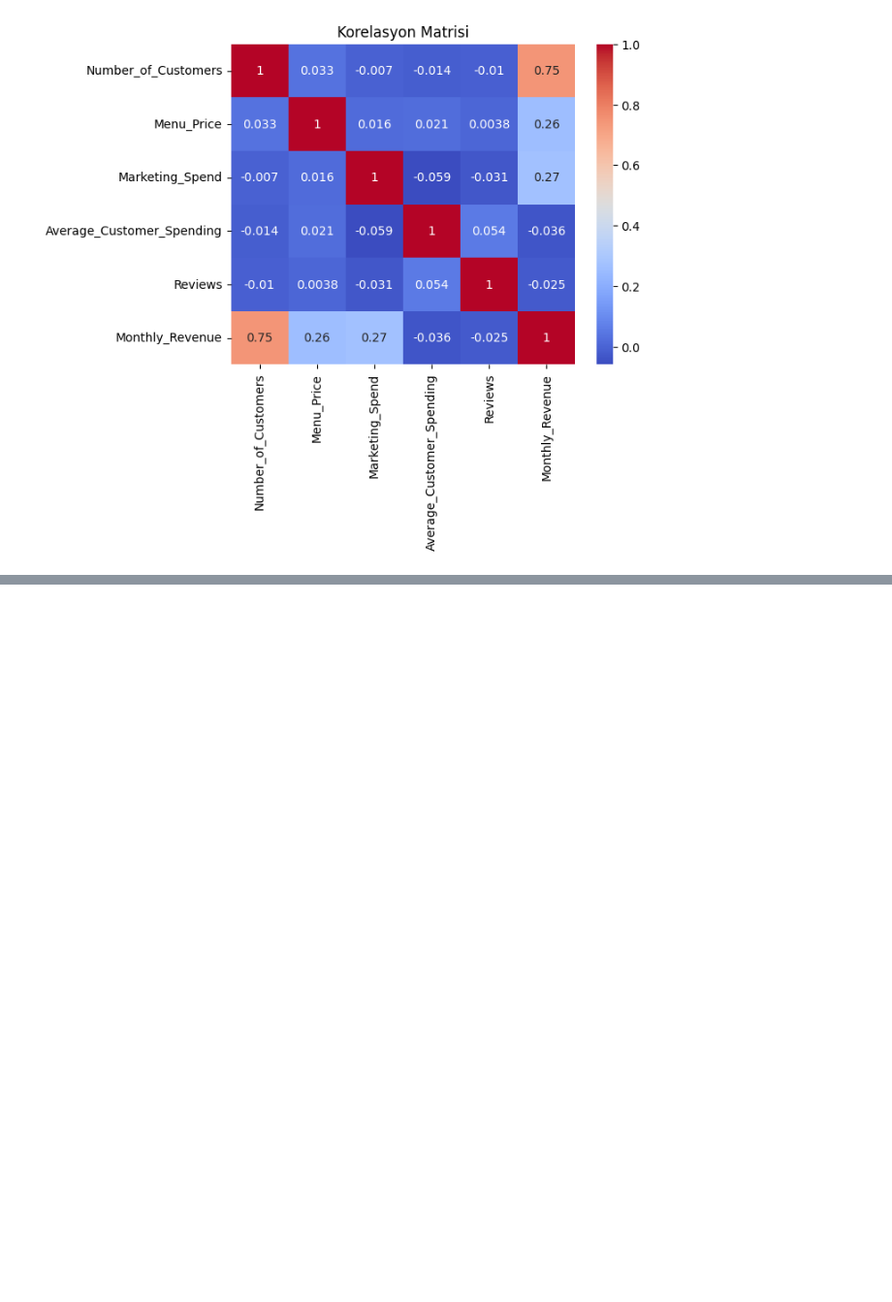
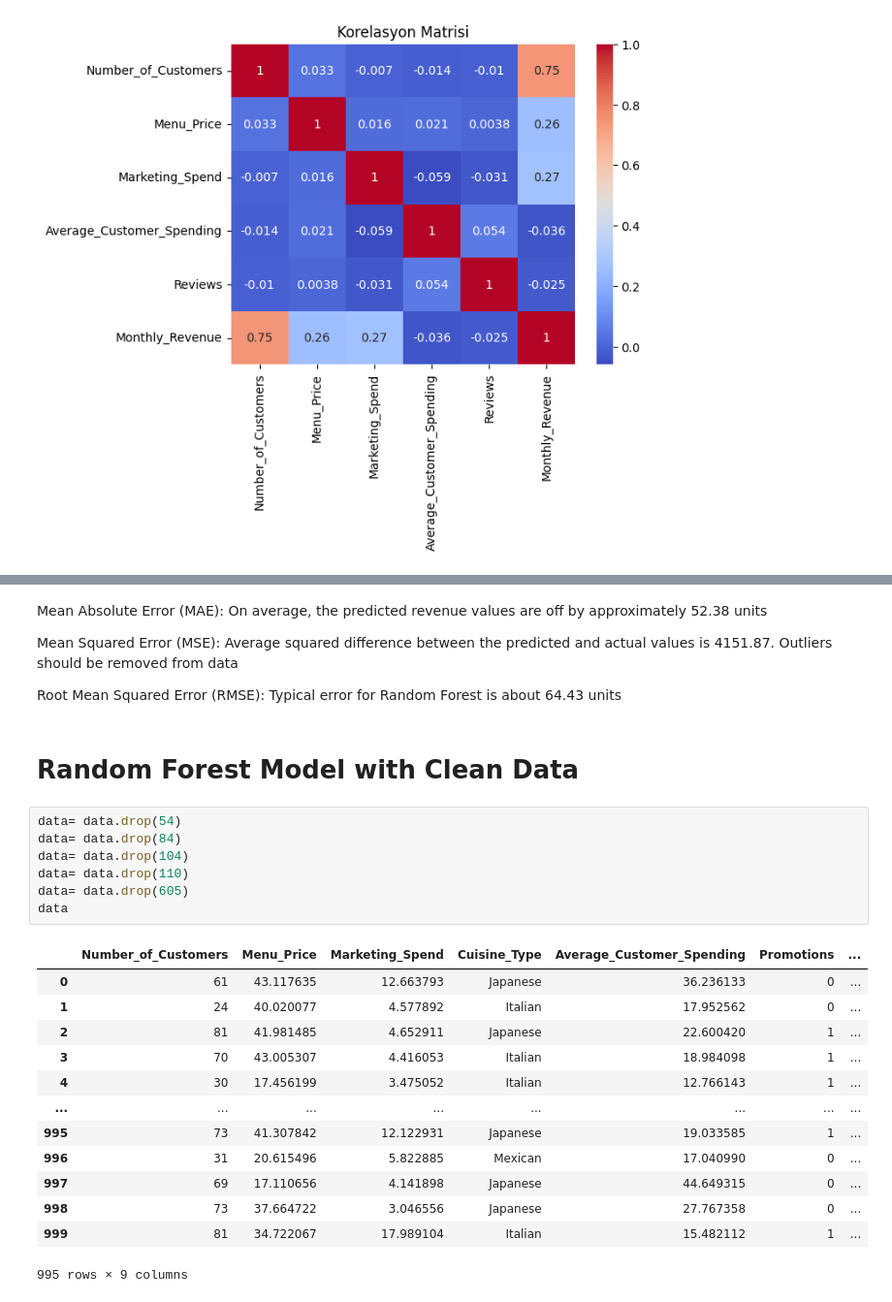
Before and after one commit to ecetkr/patika-ekip7, a Jupyter notebook: deneme.ipynb, the cells around one changed output, grey strips where cells are left out. Shown at 97% size. Cells and saved outputs as stored; diff of their text form; blank space fills up the shorter version.

```diff
--- a/deneme.ipynb
+++ b/deneme.ipynb
@@ -408,0 +563,29 @@ Text(0.5, 1.0, 'Korelasyon Matrisi')
+# %% [markdown]
+Mean Absolute Error (MAE): On average, the predicted revenue values are off by approximately 52.38 units
+
+Mean Squared Error (MSE): Average squared difference between the predicted and actual values is 4151.87. Outliers should be removed from data
+
+Root Mean Squared Error (RMSE): Typical error for Random Forest is about 64.43 units
+# %% [markdown]
+# Random Forest Model with Clean Data
+# %%
+data= data.drop(54)
+data= data.drop(84)
+data= data.drop(104)
+data= data.drop(110)
+data= data.drop(605)
+data
+# %% [output]
+|  | Number_of_Customers | Menu_Price | Marketing_Spend | Cuisine_Type | Average_Customer_Spending | Promotions | ... |
+| 0 | 61 | 43.117635 | 12.663793 | Japanese | 36.236133 | 0 | ... |
+| 1 | 24 | 40.020077 | 4.577892 | Italian | 17.952562 | 0 | ... |
+| 2 | 81 | 41.981485 | 4.652911 | Japanese | 22.600420 | 1 | ... |
+| 3 | 70 | 43.005307 | 4.416053 | Italian | 18.984098 | 1 | ... |
+| 4 | 30 | 17.456199 | 3.475052 | Italian | 12.766143 | 1 | ... |
+| ... | ... | ... | ... | ... | ... | ... | ... |
+| 995 | 73 | 41.307842 | 12.122931 | Japanese | 19.033585 | 1 | ... |
+| 996 | 31 | 20.615496 | 5.822885 | Mexican | 17.040990 | 0 | ... |
+| 997 | 69 | 17.110656 | 4.141898 | Japanese | 44.649315 | 0 | ... |
+| 998 | 73 | 37.664722 | 3.046556 | Japanese | 27.767358 | 0 | ... |
+| 999 | 81 | 34.722067 | 17.989104 | Italian | 15.482112 | 1 | ... |
+995 rows × 9 columns
```
Also changed, not shown: parts of 39 cells of this notebook.
